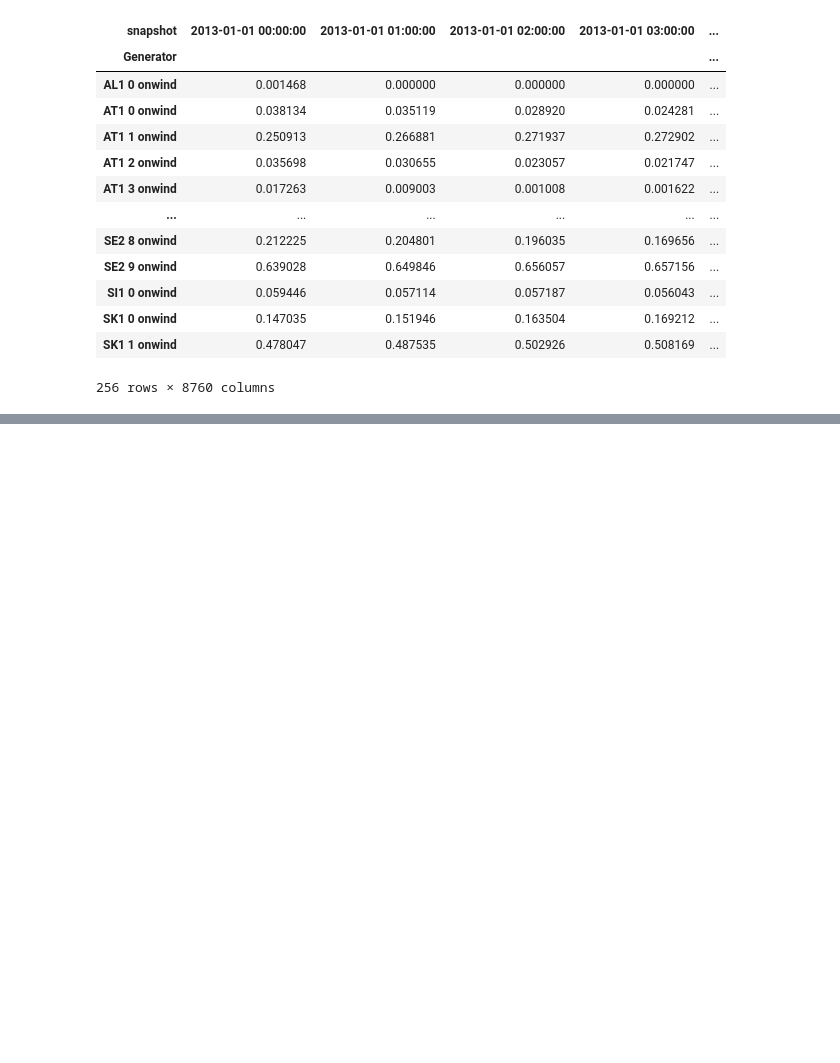
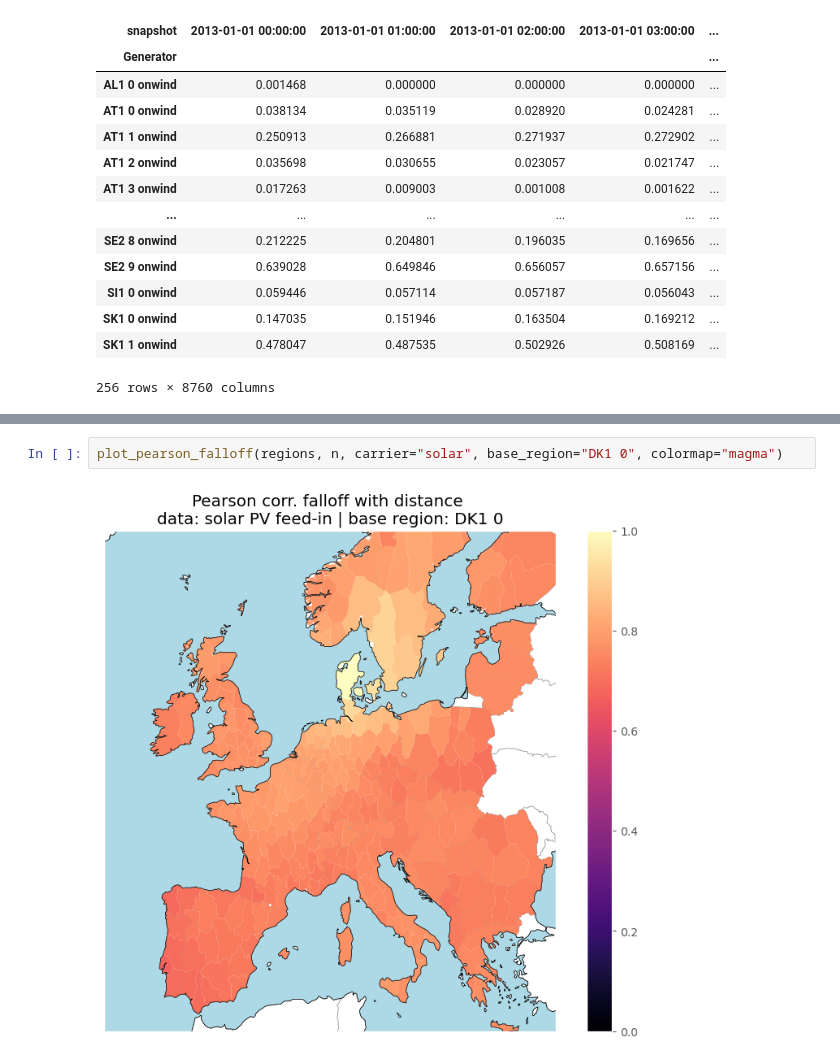
Before and after one commit to Irieo/space-time-optimization, a Jupyter notebook: scripts/maps.ipynb, the cells around one changed output, grey strips where cells are left out. Saved outputs shown, nothing was run; the diff lists cells and outputs as text; blank space fills up the shorter version.

```diff
--- a/scripts/maps.ipynb
+++ b/scripts/maps.ipynb
@@ -123,0 +249,4 @@ plot_average_capacity_factor(regions, n, "solar")
+# %%
+plot_pearson_falloff(regions, n, carrier="solar", base_region="DK1 0", colormap="magma")
+# %% [output]
+[figure, added]
```
Also changed, not shown: parts of 6 cells of this notebook.
